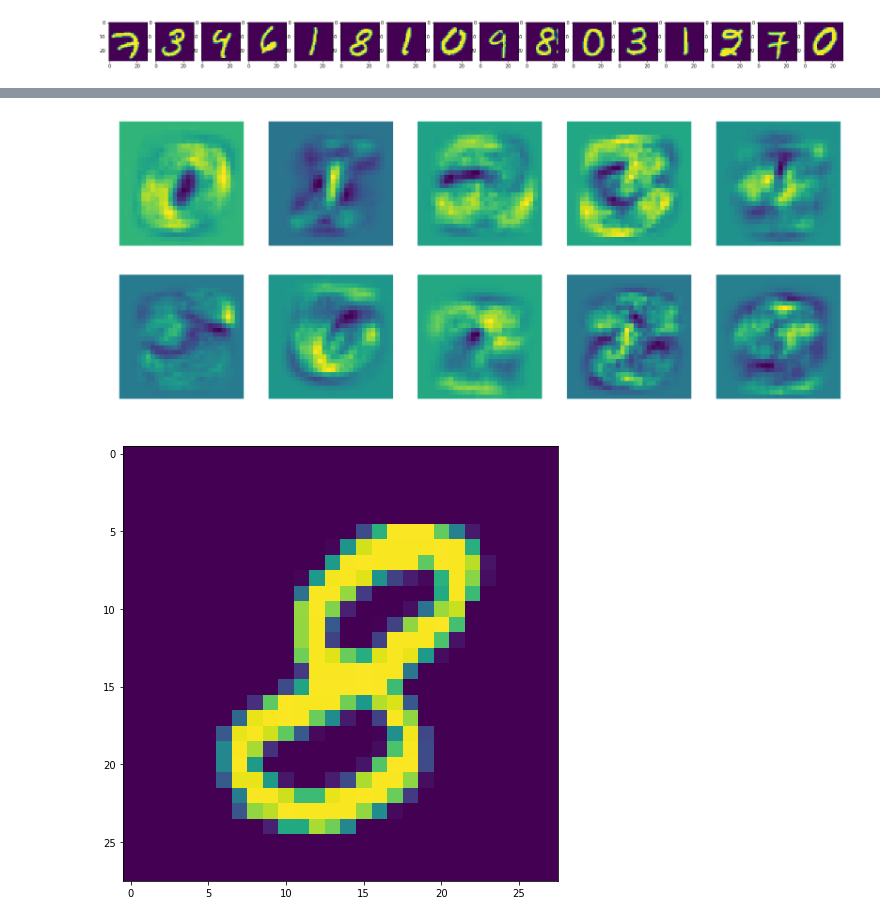
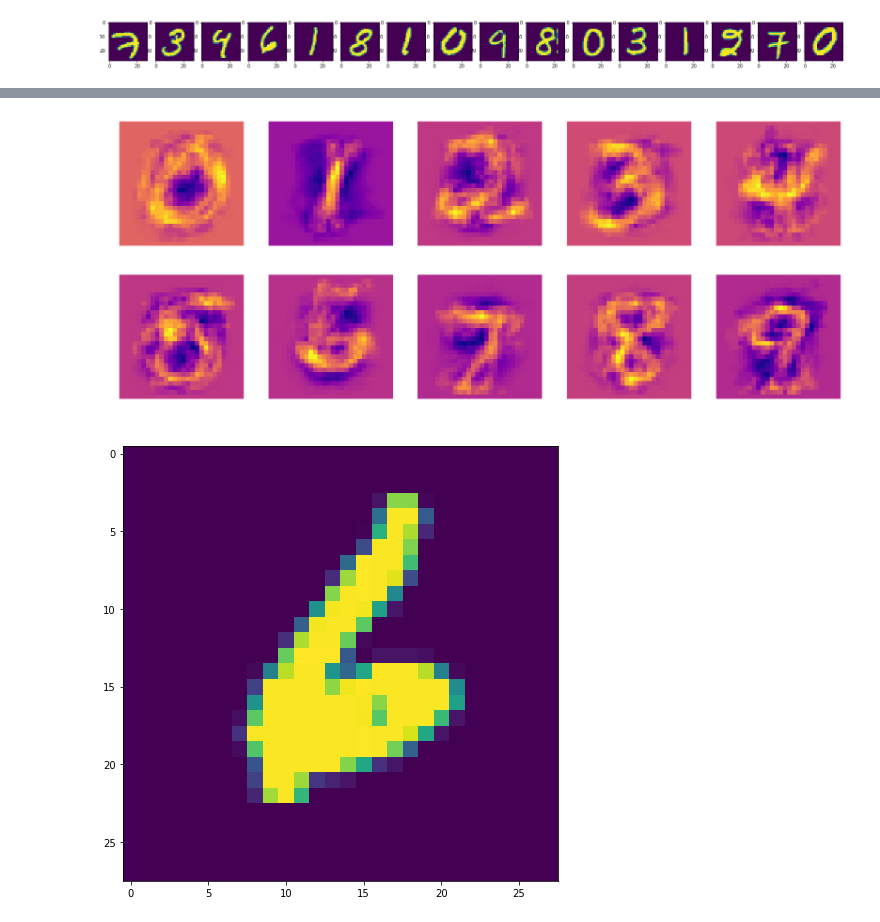
Before and after one commit to toronto-ai/workshops, a Jupyter notebook: python/tensorflow/TensorflowWorkshop.ipynb, the cells around one changed output, grey strips where cells are left out. Saved outputs shown, nothing was run; the diff lists cells and outputs as text; code cells hidden in the pictures.

```diff
--- a/python/tensorflow/TensorflowWorkshop.ipynb
+++ b/python/tensorflow/TensorflowWorkshop.ipynb
@@ -40,7 +66,13 @@ plot.axis('off')
 
 def show_image(plot, ndarray_of_pixels, size=(28,28), cmap='viridis'):
     plot.imshow(ndarray_of_pixels.reshape(*size), cmap=cmap)
-    time.sleep(0.2)
+    time.sleep(0.1)
     clear_output(True)
     plot.show()
+
+# Let's preview some of the training data
+count = 40
+for i in range(count):
+    show_image(plot, mnist.train.images[i])
+plot.close()
 # %% [output]
@@ -139,0 +139,26 @@ Training complete
+# %%
+
+sess = tf.InteractiveSession()
+tf.global_variables_initializer().run()
+
+matplotlib.rcParams['figure.figsize'] = (20.0, 8.0)
+
+# Train
+numRounds = 100  # Try adjusting the number of training rounds.
+for i in range(numRounds):
+    batch_xs, batch_ys = mnist.train.next_batch(2)    # Try adjusting the batch size.
+    results = sess.run([train_step, reshapedWeights], feed_dict={samples_x: batch_xs, labels_y: batch_ys})
+
+    # Visualize it!
+    x = 1
+    if i % x == 0 and (i < 25):
+        print(reshapedWeights)
+        visualize(results[1], cmap='plasma')
+        clear_output(True) if i + x < numRounds else 0
+        plot.show()
+        plot.close()
+
+
+clear_output(True)
+visualize(results[1], cmap='plasma')
+print('Training complete')
@@ -159,23 +187,23 @@ print(trainedBias)
 # %%
 # Okay, now let's visualize all of the trained weights
 
 plot.figure(figsize=(15, 6), dpi=160)
 for i in range(10):
     plot.subplot(2,5,i+1)
     plot.axis('off')
     trainedWeights = tf.transpose(tf.slice(weights_w, [0,i], [784,1])).eval().reshape(28,28)
-    plot.imshow(trainedWeights, cmap='viridis')
+    plot.imshow(trainedWeights, cmap='plasma')
 # %% [output]
-[figure, old version]
+[figure, new version]
 # %%
 import numpy as np
 
 mnist = input_data.read_data_sets('.',one_hot=True)  #reload
-sample = mnist.train.images[5]
+sample = mnist.train.images[485]
 weights = tf.slice(weights_w, [0,0], [784,10]).eval().transpose()
 costs = np.add(np.matmul(weights,sample), biases_b.eval())
 show_image(plot, sample)
 # %% [output]
-[figure, old version]
+[figure, new version]
 # %%
 # Show the evidence gathered through the model for each possible digit 0-9
```
Also changed, not shown: parts of 10 cells of this notebook.
